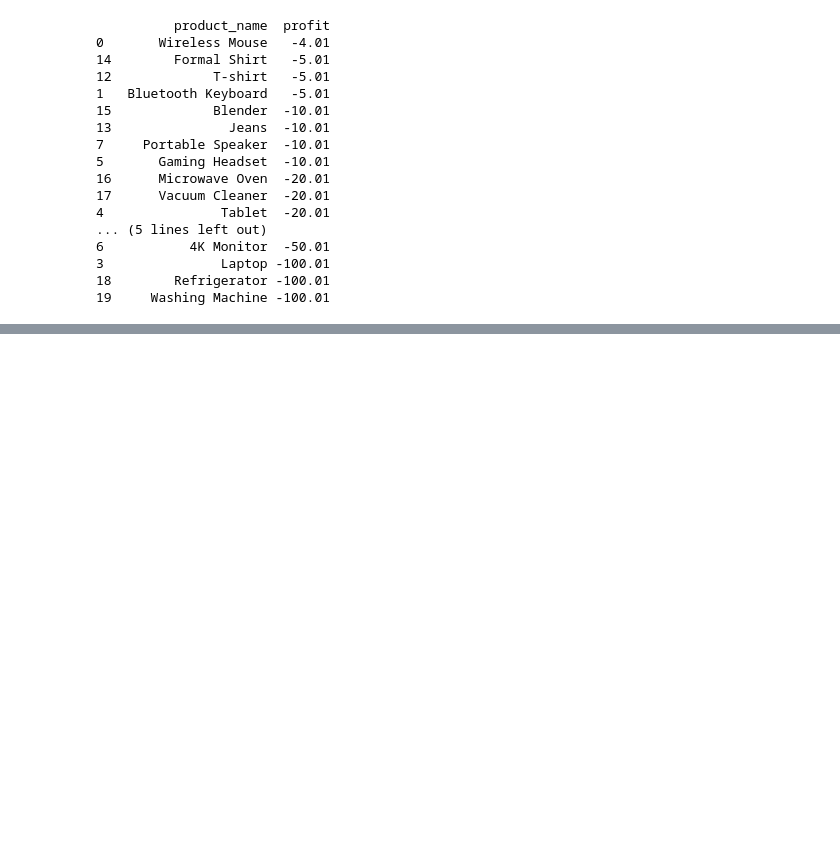
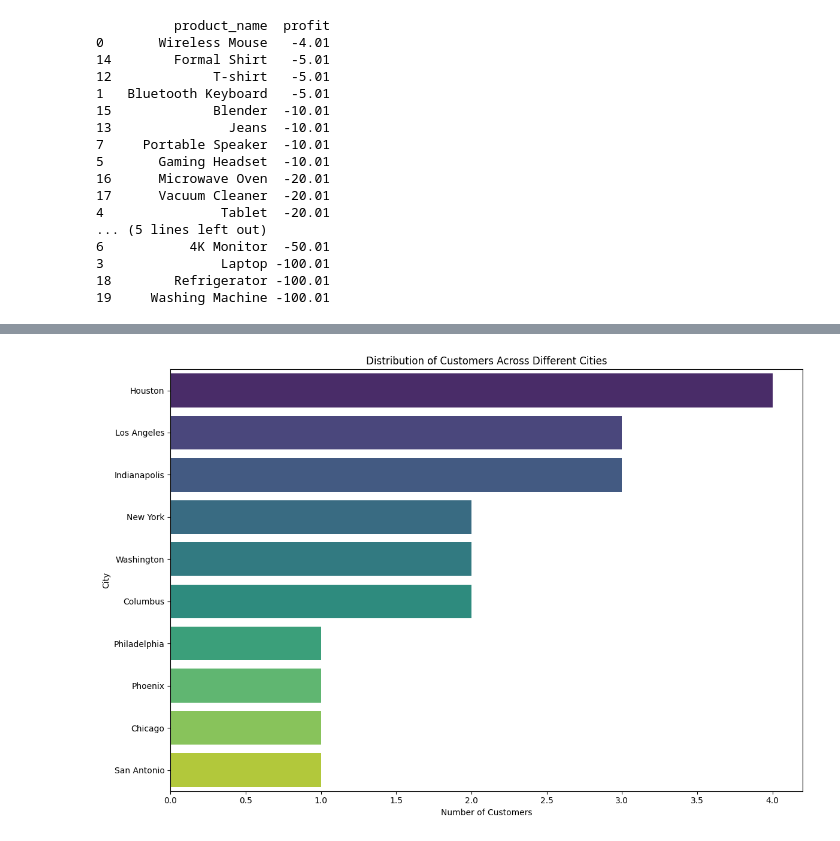
Before and after one commit to Code-with-lata/Data-Visualization, a Jupyter notebook: MYSQL_Project.ipynb, the cells around one changed output, grey strips where cells are left out. Cells and saved outputs as stored; diff of their text form; code cells hidden in the pictures; blank space fills up the shorter version.

```diff
--- a/MYSQL_Project.ipynb
+++ b/MYSQL_Project.ipynb
@@ -814,0 +854,7 @@ print(sales_data)
+# %%
+# Analyze the distribution of customers across cities
+city_distribution = customer_data['city'].value_counts().reset_index()
+city_distribution.columns = ['city', 'customer_count']
+
+# Display the DataFrame
+print(city_distribution)
@@ -814,0 +873,15 @@ print(sales_data)
+# %%
+# Create a bar plot for city distribution
+plt.figure(figsize=(12, 8))
+sns.barplot(x='customer_count', y='city', data=city_distribution, palette='viridis',hue='city')
+
+# Add labels and title
+plt.xlabel('Number of Customers')
+plt.ylabel('City')
+plt.title('Distribution of Customers Across Different Cities')
+
+# Show the plot
+plt.tight_layout()
+plt.show()
+# %% [output]
+[figure, added]
```
Also changed, not shown: parts of 21 cells of this notebook, 4 other files.
